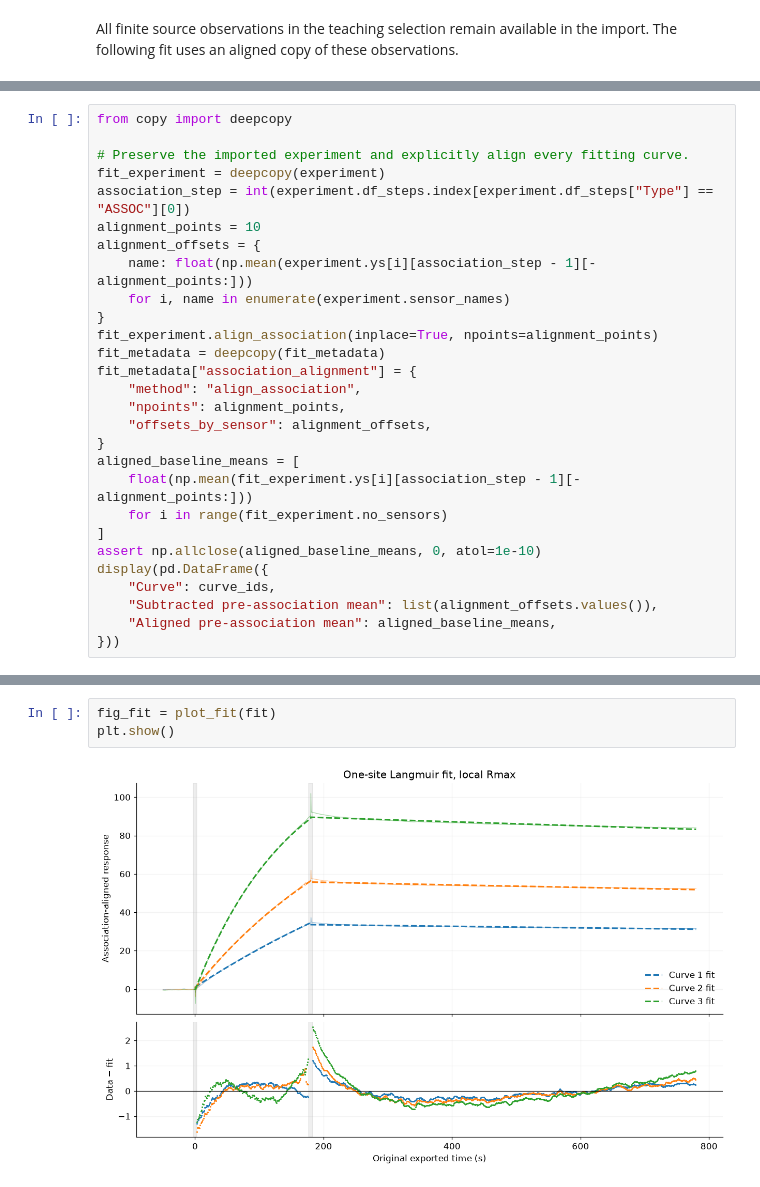
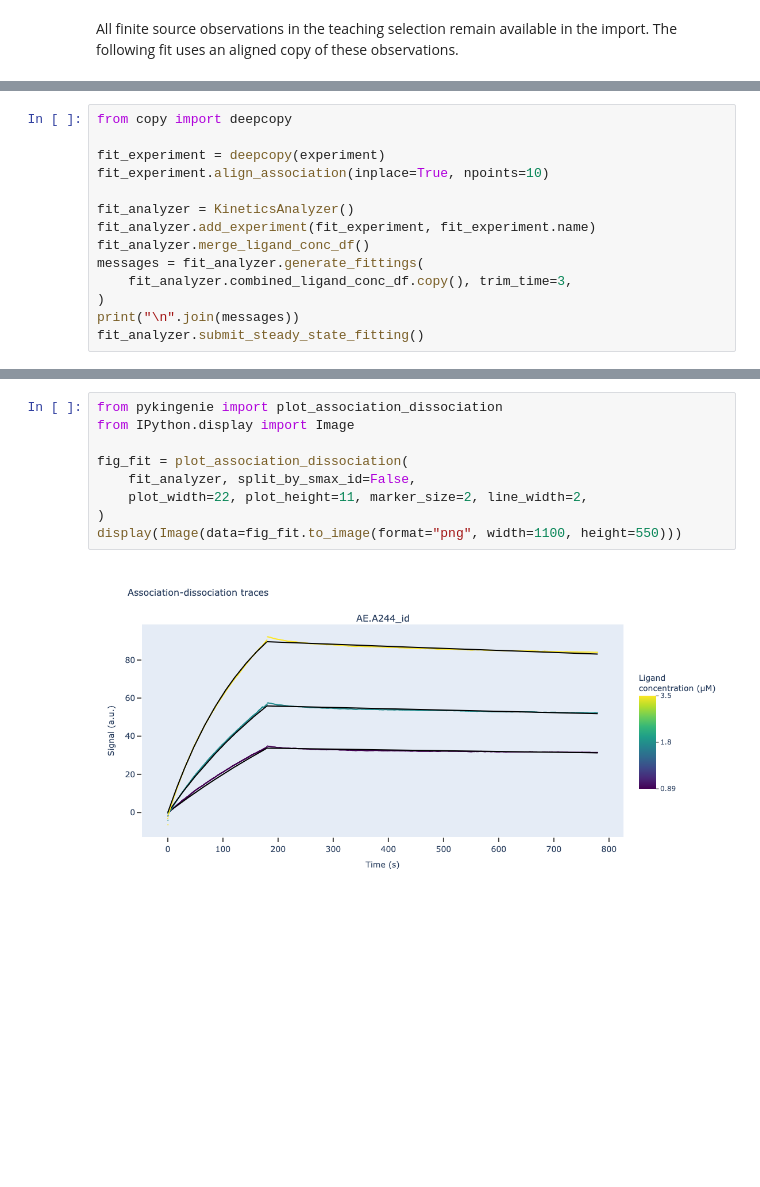
Before and after one commit to osvalB/pykingenie, a Jupyter notebook: notebooks/14_biacore_cycle_sample_import.ipynb, the cells around one changed output, grey strips where cells are left out. Cells and saved outputs as stored; diff of their text form; blank space fills up the shorter version.

```diff
--- a/notebooks/14_biacore_cycle_sample_import.ipynb
+++ b/notebooks/14_biacore_cycle_sample_import.ipynb
@@ -236,29 +241,15 @@ is propagated to dissociation even when transition observations are excluded.
 # %%
 from copy import deepcopy
 
-# Preserve the imported experiment and explicitly align every fitting curve.
 fit_experiment = deepcopy(experiment)
-association_step = int(experiment.df_steps.index[experiment.df_steps["Type"] == "ASSOC"][0])
-alignment_points = 10
-alignment_offsets = {
-    name: float(np.mean(experiment.ys[i][association_step - 1][-alignment_points:]))
-    for i, name in enumerate(experiment.sensor_names)
-}
-fit_experiment.align_association(inplace=True, npoints=alignment_points)
-fit_metadata = deepcopy(fit_metadata)
-fit_metadata["association_alignment"] = {
-    "method": "align_association",
-    "npoints": alignment_points,
-    "offsets_by_sensor": alignment_offsets,
-}
-aligned_baseline_means = [
-    float(np.mean(fit_experiment.ys[i][association_step - 1][-alignment_points:]))
-    for i in range(fit_experiment.no_sensors)
-]
-assert np.allclose(aligned_baseline_means, 0, atol=1e-10)
-display(pd.DataFrame({
-    "Curve": curve_ids,
-    "Subtracted pre-association mean": list(alignment_offsets.values()),
-    "Aligned pre-association mean": aligned_baseline_means,
-}))
+fit_experiment.align_association(inplace=True, npoints=10)
+
+fit_analyzer = KineticsAnalyzer()
+fit_analyzer.add_experiment(fit_experiment, fit_experiment.name)
+fit_analyzer.merge_ligand_conc_df()
+messages = fit_analyzer.generate_fittings(
+    fit_analyzer.combined_ligand_conc_df.copy(), trim_time=3,
+)
+print("\n".join(messages))
+fit_analyzer.submit_steady_state_fitting()
 # %% [output]
@@ -288,8 +274,14 @@ one-site fit. Grey bands show the transition masks. Residuals are data minus fit
 **Check the published figure:** [Author fitted-sensorgram PDF](https://github.com/DukeCHSI/TitrationAnalysis/blob/cb8112503658d24c4c6576503243fa506bf99e27/Example%20Files%20-%20T200/Titration%20Analysis_T200_Sensorgram_Example.pdf).
 Locate Chip 1 / Channel 2, fitting #1 (**local Rmax**); ligand CH31, analyte AE.A244. The author report shows five curves; this notebook fits three selected curves.
 # %%
-fig_fit = plot_fit(fit)
-plt.show()
+from pykingenie import plot_association_dissociation
+from IPython.display import Image
+
+fig_fit = plot_association_dissociation(
+    fit_analyzer, split_by_smax_id=False,
+    plot_width=22, plot_height=11, marker_size=2, line_width=2,
+)
+display(Image(data=fig_fit.to_image(format="png", width=1100, height=550)))
 # %% [output]
-[figure, old version]
+[figure, new version]
 # %% [markdown]
```
Also changed, not shown: parts of 10 cells of this notebook, 12 other files.
